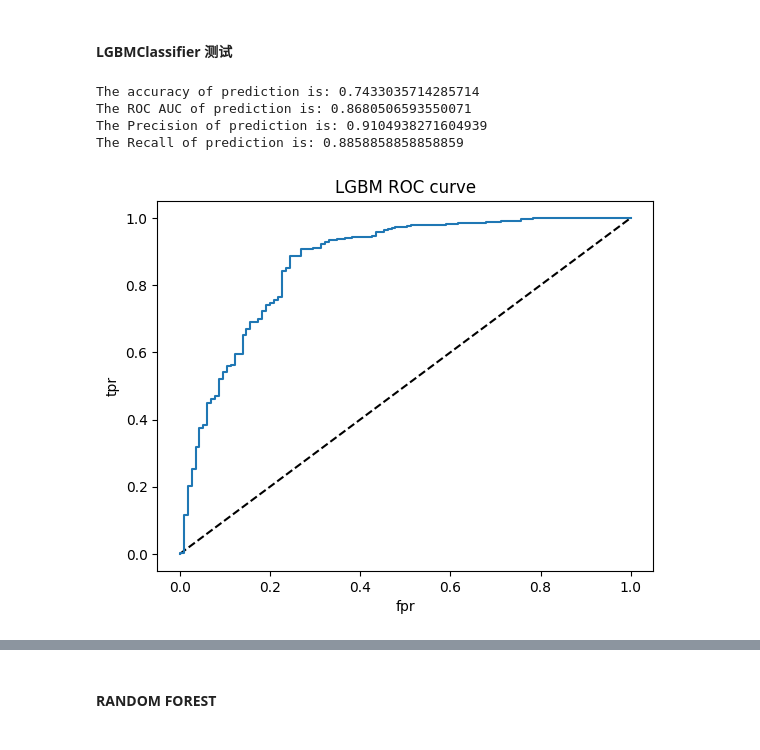
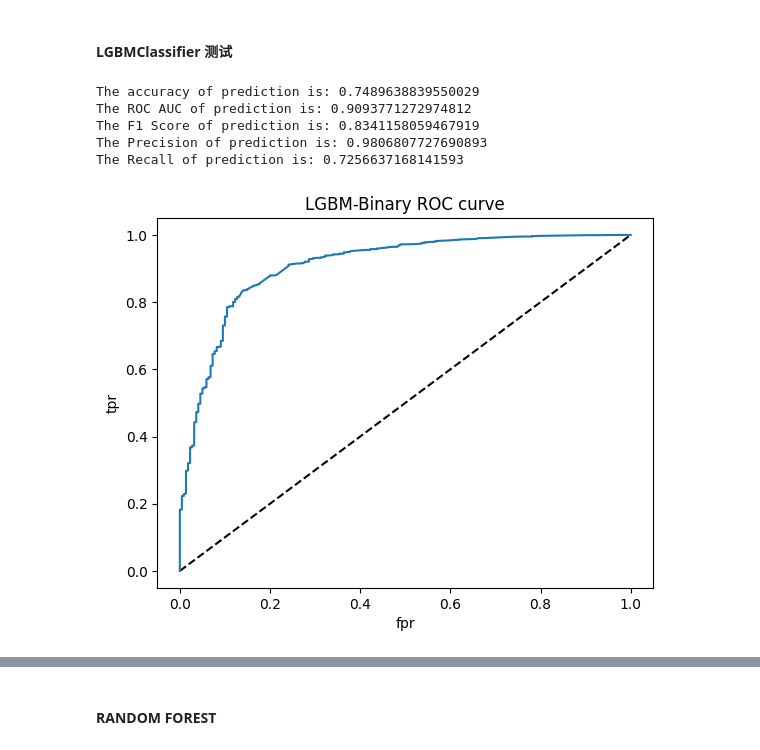
Before and after one commit to HanL1223/JR_Recommender, a Jupyter notebook: projects/cafe-analytics/Codes/CA-42.ipynb, the cells around one changed output, grey strips where cells are left out. Cells and saved outputs as stored; diff of their text form; code cells hidden in the pictures.

Commit message:
updated the rfm dataset and the testset

```diff
--- a/projects/cafe-analytics/Codes/CA-42.ipynb
+++ b/projects/cafe-analytics/Codes/CA-42.ipynb
@@ -125,11 +138,12 @@ scaler = StandardScaler()
 
 # Fit and Transform The Data
 X = scaler.fit_transform(X)
+X_test = scaler.fit_transform(X_test)
 # %%
 from sklearn.model_selection import train_test_split
 
 test_size = 0.2
-X_train, X_test, y_train, y_test = train_test_split(X, y, test_size=test_size, random_state=42, shuffle=True)
+X_train, X_val, y_train, y_val = train_test_split(X, y, test_size=test_size, random_state=42, shuffle=True)
 # %% [markdown]
 #### Model prediction
 # %%
@@ -154,12 +168,11 @@ params = {
 }
 
 lgb_train = lgb.Dataset(X_train, y_train)
-lgb_eval = lgb.Dataset(X_test, y_test, reference=lgb_train)
+lgb_eval = lgb.Dataset(X_val, y_val, reference=lgb_train)
 
 clf = lgb.train(params,
                 lgb_train,
-                valid_sets=lgb_eval,
-                valid_names=['train','test'],
+                valid_sets=[lgb_train, lgb_eval],
                 num_boost_round=20,
                 callbacks=[lgb.early_stopping(stopping_rounds=10),])
 # %% [output]
@@ -201,34 +220,46 @@ plt.show()
 # %% [markdown]
 #### LGBMClassifier 测试
+# %%
+params = {
+'objective': 'binary',
+'boosting_type': 'gbdt',
+'metric':'auc',
+'is_unbalance': 'true',
+'num_leaves': 31,
+'learning_rate': 0.05,
+"verbose": 0,
+}
+
+clf_binary = lgb.LGBMClassifier(**params).fit(X_train, y_train,eval_set=[(X_val,y_val),(X_train,y_train)])
 # %%
-clf_binary = lgb.LGBMClassifier(**params).fit(X_train, y_train)
-
 predictions = clf_binary.predict_proba(X_test)
 
 acc_bin  = accuracy_score(y_test, predictions[:,1] >= 0.5)
-roc_auc   = roc_auc_score(y_test, predictions[:,1])
-prec = precision_score(y_test, predictions[:,1] >= 0.5)
-rec    = recall_score(y_test, predictions[:,1] >= 0.5)
-pr_auc    = average_precision_score(y_test, predictions[:,1])
+roc_auc_bin   = roc_auc_score(y_test, predictions[:,1])
+f1_bin = f1_score(y_test, predictions[:,1] >= 0.5)
+prec_bin = precision_score(y_test, predictions[:,1] >= 0.5)
+rec_bin    = recall_score(y_test, predictions[:,1] >= 0.5)
 
 print('The accuracy of prediction is:', acc_bin)
-print('The ROC AUC of prediction is:', roc_auc)
-print('The Precision of prediction is:', prec)
-print('The Recall of prediction is:', rec)
+print('The ROC AUC of prediction is:', roc_auc_bin)
+print('The F1 Score of prediction is:', f1_bin)
+print('The Precision of prediction is:', prec_bin)
+print('The Recall of prediction is:', rec_bin)
 # %% [output]
-The accuracy of prediction is: 0.7433035714285714
-The ROC AUC of prediction is: 0.8680506593550071
-The Precision of prediction is: 0.9104938271604939
-The Recall of prediction is: 0.8858858858858859
+The accuracy of prediction is: 0.7489638839550029
+The ROC AUC of prediction is: 0.9093771272974812
+The F1 Score of prediction is: 0.8341158059467919
+The Precision of prediction is: 0.9806807727690893
+The Recall of prediction is: 0.7256637168141593
 # %%
 from sklearn.metrics import roc_curve
 fpr, tpr, thresholds = roc_curve(y_test, predictions[:,1])
 
 plt.plot([0,1],[0,1],'k--')
-plt.plot(fpr,tpr, label='LGBM')
+plt.plot(fpr,tpr, label='LGBM-Binary')
 plt.xlabel('fpr')
 plt.ylabel('tpr')
-plt.title(f'LGBM ROC curve')
+plt.title(f'LGBM-Binary ROC curve')
 plt.show()
 # %% [output]
-[figure, old version]
+[figure, new version]
```
Also changed, not shown: parts of 15 cells of this notebook.
